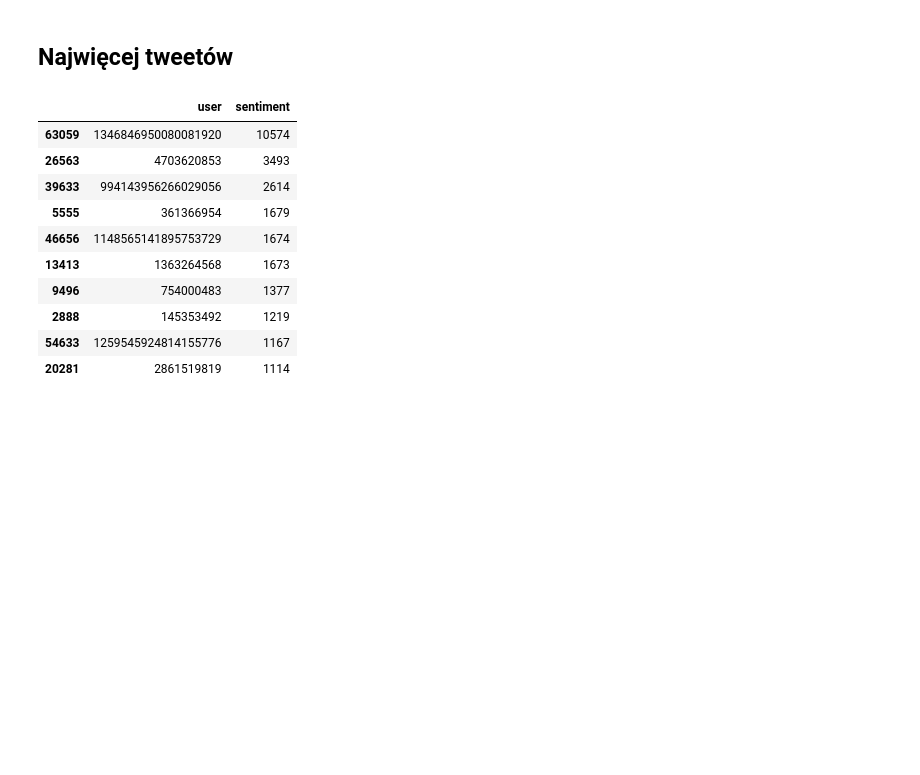
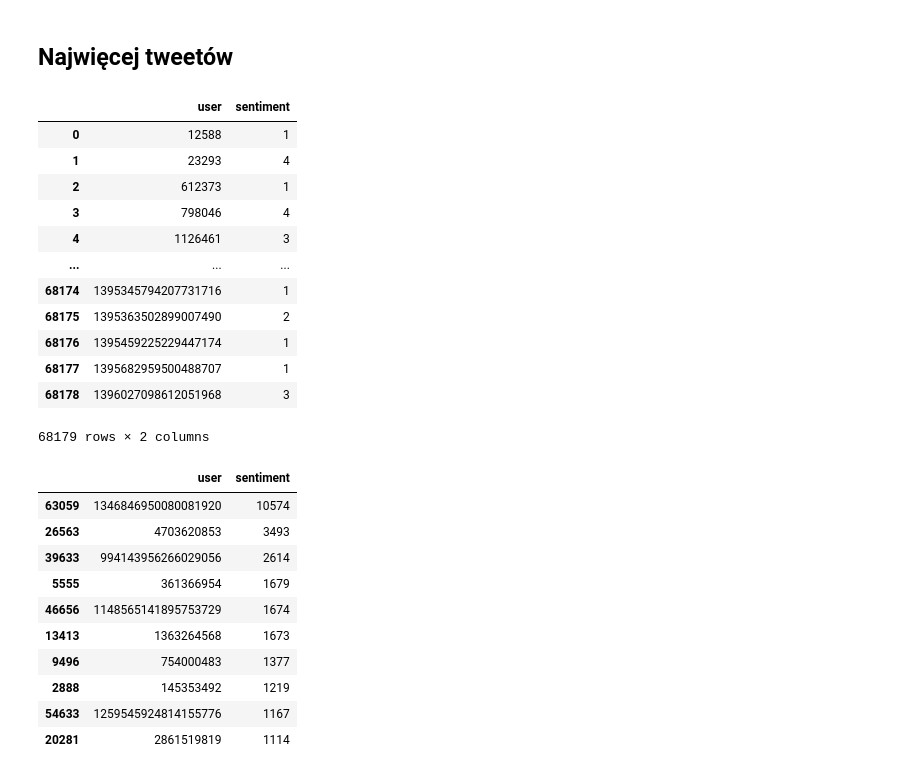
Before and after one commit to mimagiera/poland-covid-vaccine, a Jupyter notebook: rozklady_zycia.ipynb, the cells around one changed output. Cells and saved outputs as stored; diff of their text form; code cells hidden in the pictures; blank space fills up the shorter version.

Commit message:
users most sentiment

```diff
--- a/rozklady_zycia.ipynb
+++ b/rozklady_zycia.ipynb
@@ -235,6 +267,22 @@ grouped_sentiment.sort_values('sentiment').tail(10)
 ## Najwięcej tweetów
 # %%
 grouped_count = df.groupby('user')['sentiment'].count().reset_index()
+# %%
+grouped_count
+# %% [output]
+|  | user | sentiment |
+| 0 | 12588 | 1 |
+| 1 | 23293 | 4 |
+| 2 | 612373 | 1 |
+| 3 | 798046 | 4 |
+| 4 | 1126461 | 3 |
+| ... | ... | ... |
+| 68174 | 1395345794207731716 | 1 |
+| 68175 | 1395363502899007490 | 2 |
+| 68176 | 1395459225229447174 | 1 |
+| 68177 | 1395682959500488707 | 1 |
+| 68178 | 1396027098612051968 | 3 |
+68179 rows × 2 columns
 # %%
 top_10_users_count = grouped_count.sort_values('sentiment', ascending = False).head(10)
 # %%
```
Also changed, not shown: parts of 10 cells of this notebook, 2 other files.
